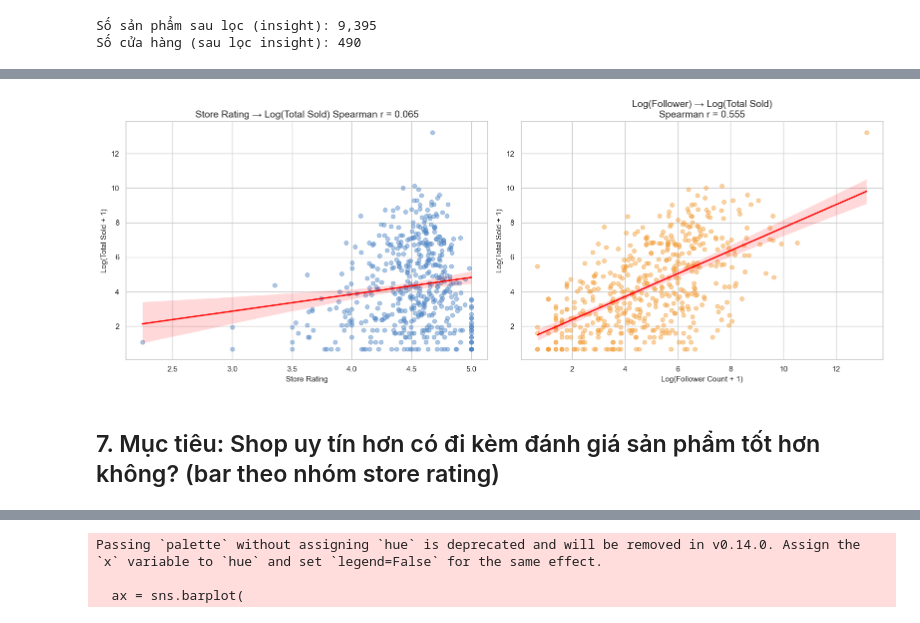
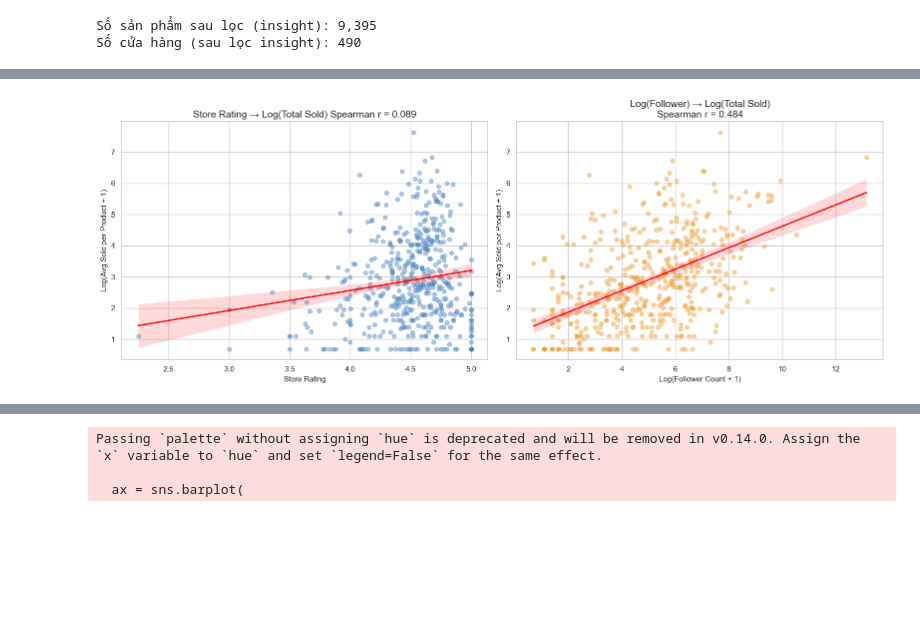
Before and after one commit to phuongth05/DV_LAB01, a Jupyter notebook: groups/thuong.ipynb, the cells around one changed output, grey strips where cells are left out. Saved outputs shown, nothing was run; the diff lists cells and outputs as text; code cells hidden in the pictures; blank space fills up the shorter version.

```diff
--- a/groups/thuong.ipynb
+++ b/groups/thuong.ipynb
@@ -100,12 +113,16 @@ store_agg = df_insight.groupby(
     total_sold=("sold_count", "sum"),
     total_reviews=("review_count", "sum"),
     avg_product_rating=("rating_avg", "mean"),
-    num_products=("product_id", "count")
+    num_products=("product_id", "count"),
+    avg_sold_per_product=("sold_count", "mean")
+
 )
 
 store_agg["log_total_sold"] = np.log1p(store_agg["total_sold"])
 store_agg["log_total_reviews"] = np.log1p(store_agg["total_reviews"])
 store_agg["log_follower"] = np.log1p(store_agg["follower_count"])
+store_agg["log_avg_sold"] = np.log1p(store_agg["avg_sold_per_product"])
+
 
 print(f"Số cửa hàng (sau lọc insight): {len(store_agg):,}")
 # %% [output]
@@ -161,35 +177,33 @@ Follower → Product Rating       : r = -0.035, p = 6.40e-04
 # %%
 fig, axes = plt.subplots(1, 2, figsize=(16, 6))
 
-r_store_sold, _ = spearmanr(store_agg["store_rating"], store_agg["log_total_sold"])
+r_store_sold, _ = spearmanr(store_agg["store_rating"], store_agg["log_avg_sold"])
 sns.regplot(
     data=store_agg,
     x="store_rating",
-    y="log_total_sold",
+    y="log_avg_sold",
     scatter_kws={"alpha": 0.45, "s": 35, "color": "#4C84C4"},
     line_kws={"color": "red", "linewidth": 2},
     ax=axes[0]
 )
 axes[0].set_title(f"Store Rating → Log(Total Sold) Spearman r = {r_store_sold:.3f}")
 axes[0].set_xlabel("Store Rating")
-axes[0].set_ylabel("Log(Total Sold + 1)")
+axes[0].set_ylabel("Log(Avg Sold per Product + 1)")
 
-r_follow_sold, _ = spearmanr(store_agg["log_follower"], store_agg["log_total_sold"])
+r_follow_sold, _ = spearmanr(store_agg["log_follower"], store_agg["log_avg_sold"])
 sns.regplot(
     data=store_agg,
     x="log_follower",
-    y="log_total_sold",
+    y="log_avg_sold",
     scatter_kws={"alpha": 0.45, "s": 35, "color": "#F39C34"},
     line_kws={"color": "red", "linewidth": 2},
     ax=axes[1]
 )
 axes[1].set_title(f"Log(Follower) → Log(Total Sold)\nSpearman r = {r_follow_sold:.3f}")
 axes[1].set_xlabel("Log(Follower Count + 1)")
-axes[1].set_ylabel("Log(Total Sold + 1)")
+axes[1].set_ylabel("Log(Avg Sold per Product + 1)")
 
 plt.tight_layout()
 plt.show()
 # %% [output]
-[figure, old version]
+[figure, new version]
-# %% [markdown]
-## 7. Mục tiêu: Shop uy tín hơn có đi kèm đánh giá sản phẩm tốt hơn không? (bar theo nhóm store rating)
```
Also changed, not shown: parts of 36 cells of this notebook.
